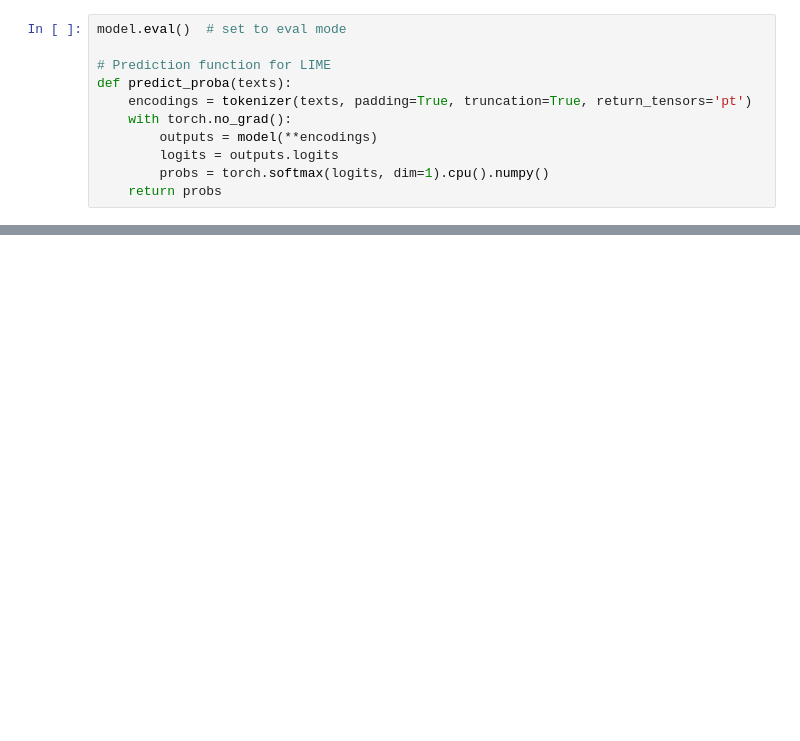
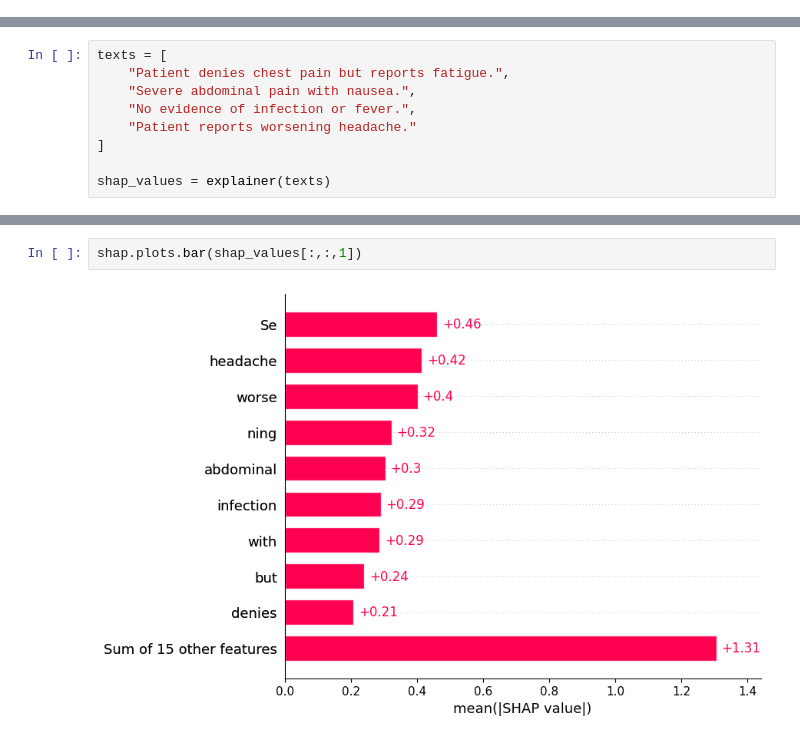
Before and after one commit to isabel-ronan/zeroShotSimilarity, a Jupyter notebook: classifiers/peft/explainability.ipynb, the cells around one changed output, grey strips where cells are left out. Drawn from its saved outputs; the diff is of its cells as text; blank space fills up the shorter version.

```diff
--- a/classifiers/peft/explainability.ipynb
+++ b/classifiers/peft/explainability.ipynb
@@ -75,11 +59,0 @@ Notes:
-# %%
-model.eval()  # set to eval mode
-
-# Prediction function for LIME
-def predict_proba(texts):
-    encodings = tokenizer(texts, padding=True, truncation=True, return_tensors='pt')
-    with torch.no_grad():
-        outputs = model(**encodings)
-        logits = outputs.logits
-        probs = torch.softmax(logits, dim=1).cpu().numpy()
-    return probs
@@ -134,0 +99,9 @@ exp.show_in_notebook(text=True)
+# %%
+texts = [
+    "Patient denies chest pain but reports fatigue.",
+    "Severe abdominal pain with nausea.",
+    "No evidence of infection or fever.",
+    "Patient reports worsening headache."
+]
+
+shap_values = explainer(texts)
@@ -134,0 +148,4 @@ exp.show_in_notebook(text=True)
+# %%
+shap.plots.bar(shap_values[:,:,1])
+# %% [output]
+[figure, added]
```
Also changed, not shown: parts of 10 cells of this notebook, 3 other files.
